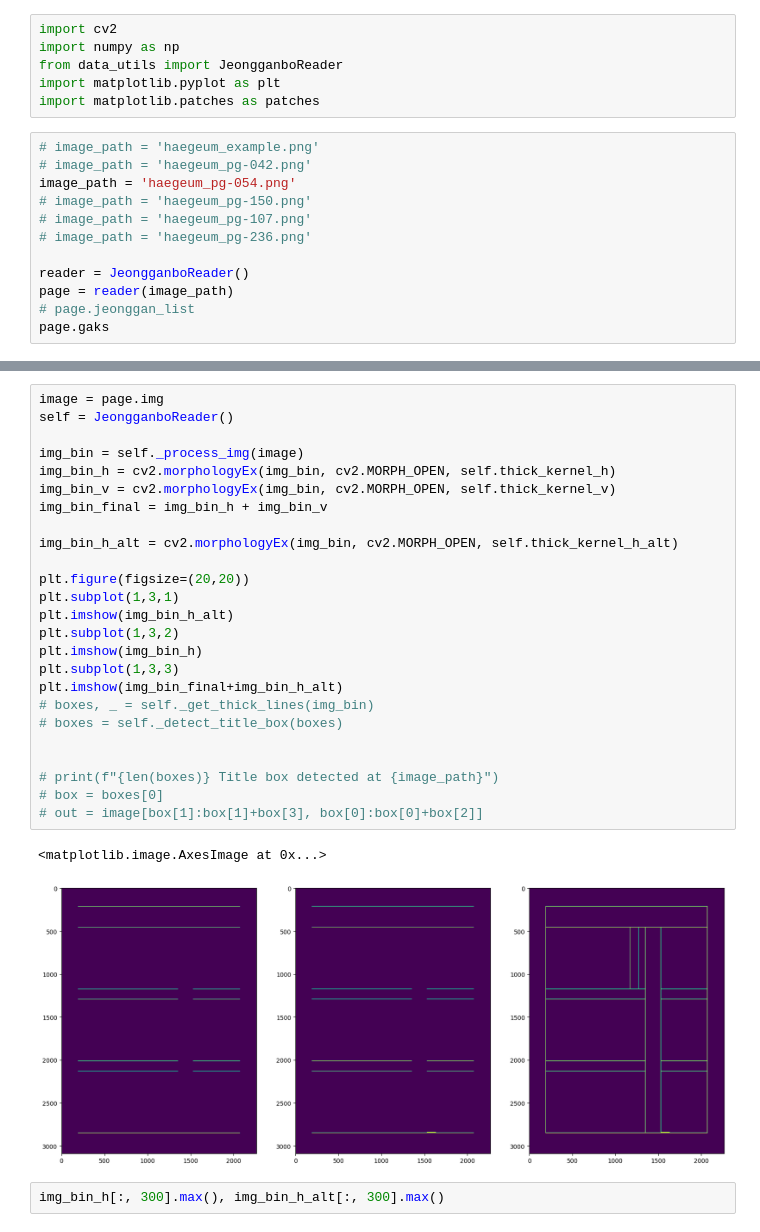
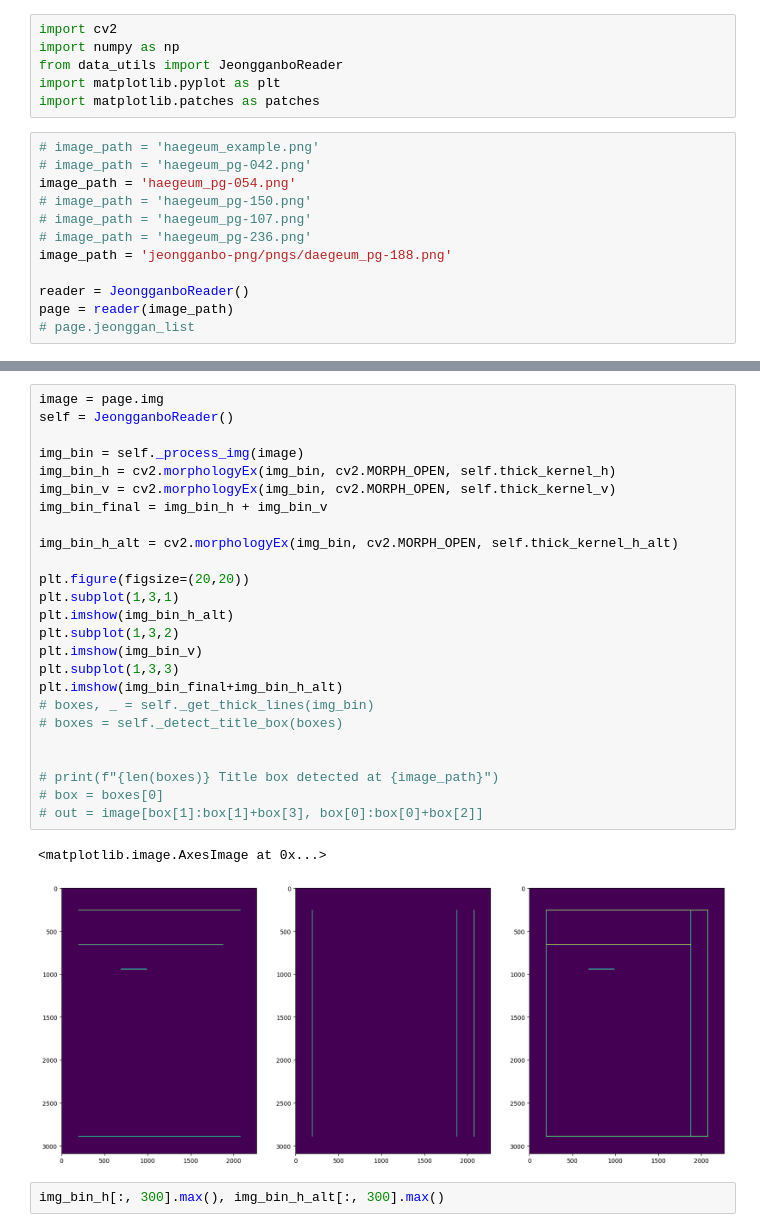
Before and after one commit to MALerLab/jeongganbo-omr, a Jupyter notebook: notebooks/find_jeonggan_in_page.ipynb, the cells around one changed output, grey strips where cells are left out. Saved outputs shown, nothing was run; the diff lists cells and outputs as text.

```diff
--- a/notebooks/find_jeonggan_in_page.ipynb
+++ b/notebooks/find_jeonggan_in_page.ipynb
@@ -14,9 +17,9 @@ image_path = 'haegeum_pg-054.png'
 # image_path = 'haegeum_pg-150.png'
 # image_path = 'haegeum_pg-107.png'
 # image_path = 'haegeum_pg-236.png'
+image_path = 'jeongganbo-png/pngs/daegeum_pg-188.png'
 
 reader = JeongganboReader()
 page = reader(image_path)
 # page.jeonggan_list
-page.gaks
 # %% [output]
@@ -31,31 +33,31 @@ page.gaks
 # %%
 image = page.img
 self = JeongganboReader()
 
 img_bin = self._process_img(image)
 img_bin_h = cv2.morphologyEx(img_bin, cv2.MORPH_OPEN, self.thick_kernel_h)
 img_bin_v = cv2.morphologyEx(img_bin, cv2.MORPH_OPEN, self.thick_kernel_v)
 img_bin_final = img_bin_h + img_bin_v
 
 img_bin_h_alt = cv2.morphologyEx(img_bin, cv2.MORPH_OPEN, self.thick_kernel_h_alt)
 
 plt.figure(figsize=(20,20))
 plt.subplot(1,3,1)
 plt.imshow(img_bin_h_alt)
 plt.subplot(1,3,2)
-plt.imshow(img_bin_h)
+plt.imshow(img_bin_v)
 plt.subplot(1,3,3)
 plt.imshow(img_bin_final+img_bin_h_alt)
 # boxes, _ = self._get_thick_lines(img_bin)
 # boxes = self._detect_title_box(boxes)
 
 
 # print(f"{len(boxes)} Title box detected at {image_path}")
 # box = boxes[0]
 # out = image[box[1]:box[1]+box[3], box[0]:box[0]+box[2]]
 # %% [output]
 <matplotlib.image.AxesImage at 0x...>
-[figure, old version]
+[figure, new version]
 # %%
 img_bin_h[:, 300].max(), img_bin_h_alt[:, 300].max()
 # %% [output]
```
Also changed, not shown: parts of 40 cells of this notebook, 9 other files.
